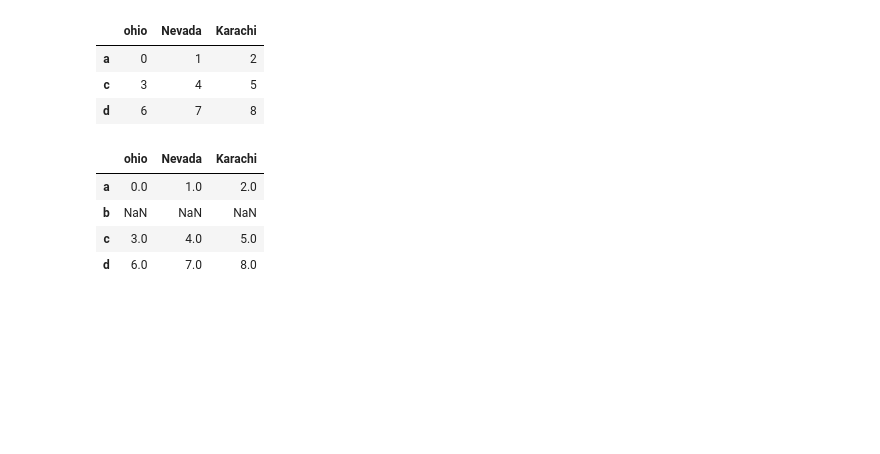
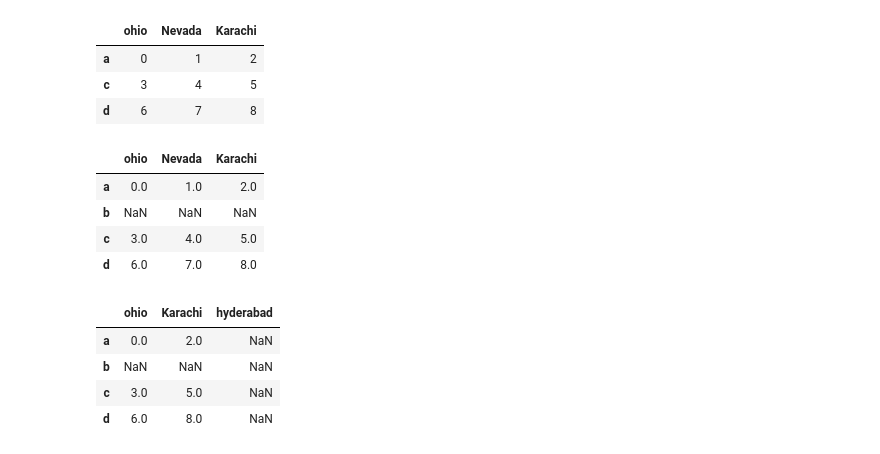
Before and after one commit to SaadUrRehmanBaig/piaicQuater2, a Jupyter notebook: PIAIC 4.ipynb, the cells around one changed output. Cells and saved outputs as stored; diff of their text form; code cells hidden in the pictures; blank space fills up the shorter version.

```diff
--- a/PIAIC 4.ipynb
+++ b/PIAIC 4.ipynb
@@ -114,3 +114,12 @@ frame2
 | b | NaN | NaN | NaN |
 | c | 3.0 | 4.0 | 5.0 |
 | d | 6.0 | 7.0 | 8.0 |
+# %%
+states = ["ohio","Karachi","hyderabad"] # since there was no coloumn of hyderabad in frame2 so it values are NAN
+frame2.reindex(columns=states)
+# %% [output]
+|  | ohio | Karachi | hyderabad |
+| a | 0.0 | 2.0 | NaN |
+| b | NaN | NaN | NaN |
+| c | 3.0 | 5.0 | NaN |
+| d | 6.0 | 8.0 | NaN |
```
Also changed, not shown: parts of 31 cells of this notebook.
